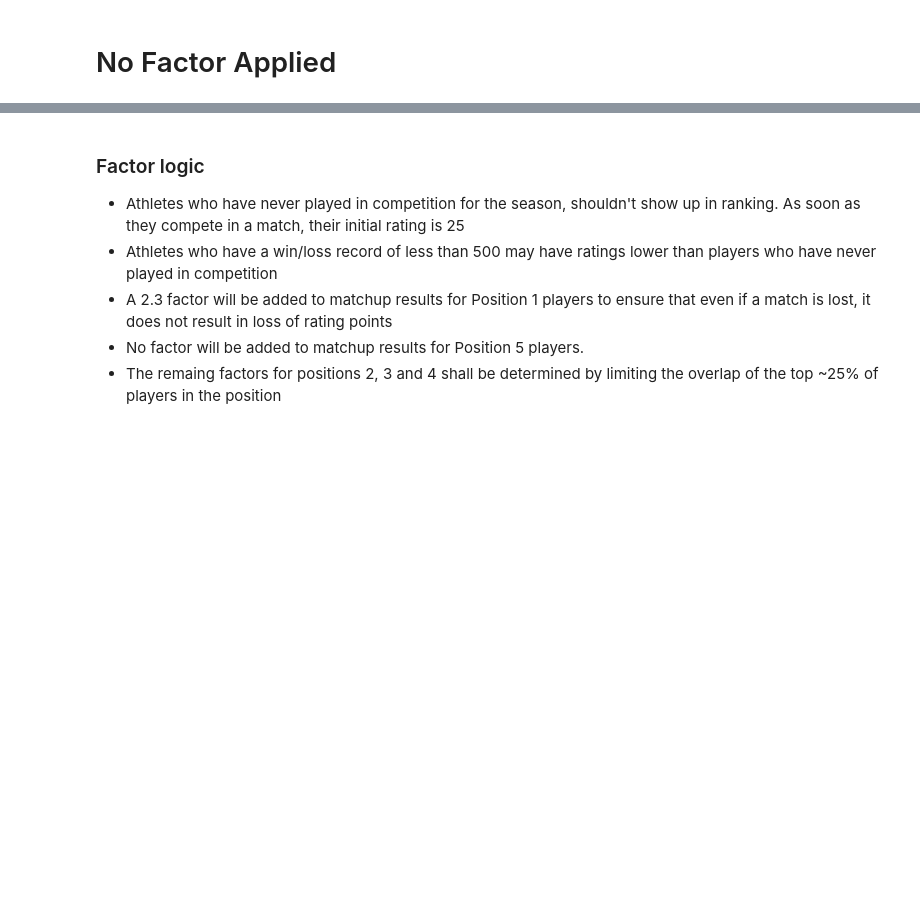
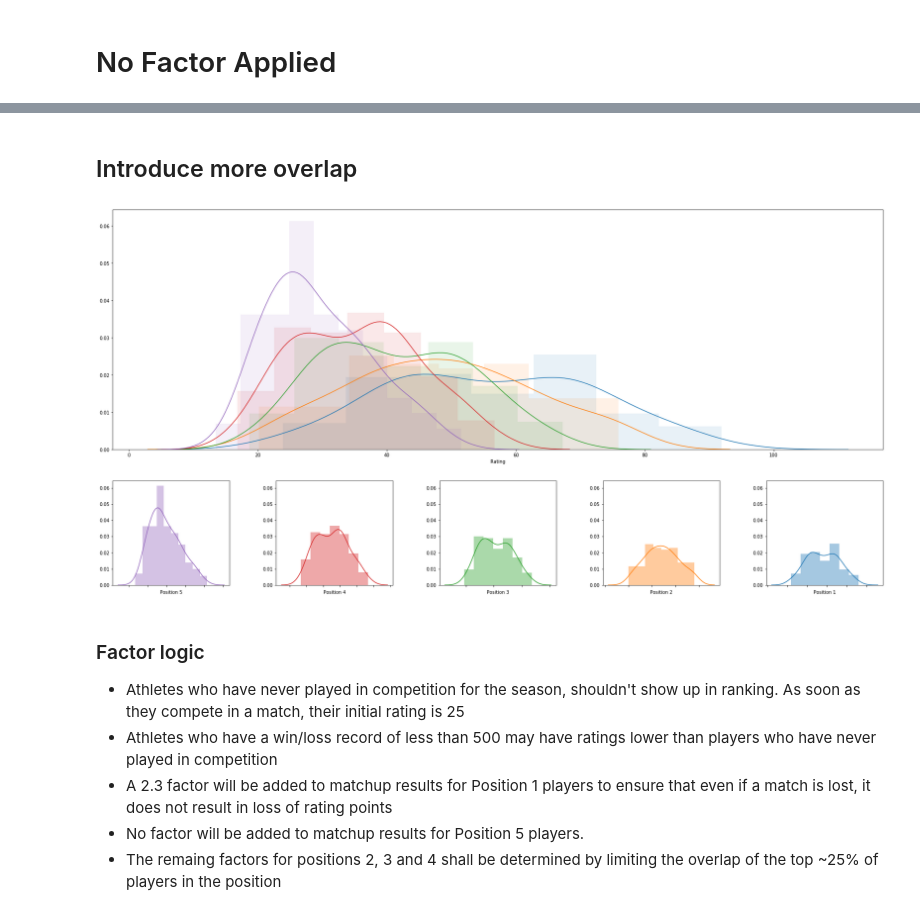
Before and after one commit to mas-dse-mhardist/collegebeachvball, a Jupyter notebook: Updated Rankings.ipynb, the cells around one changed output, grey strips where cells are left out. Saved outputs shown, nothing was run; the diff lists cells and outputs as text; code cells hidden in the pictures; blank space fills up the shorter version.

```diff
--- a/Updated Rankings.ipynb
+++ b/Updated Rankings.ipynb
@@ -212,3 +247,10 @@ tp1 = get_top_players(df_match_history1)
+# %% [markdown]
+## Introduce more overlap
+# %%
+d = create_ratings_from_matches(df, [1.1, .9, .5, .3, 0])
+rd = plot_rating_distribution(d['match_history'])
+# %% [output]
+[figure, added]
 # %% [markdown]
 ### Factor logic
 - Athletes who have never played in competition for the season, shouldn't show up in ranking. As soon as they compete in a match, their initial rating is 25
```
Also changed, not shown: parts of 38 cells of this notebook.
